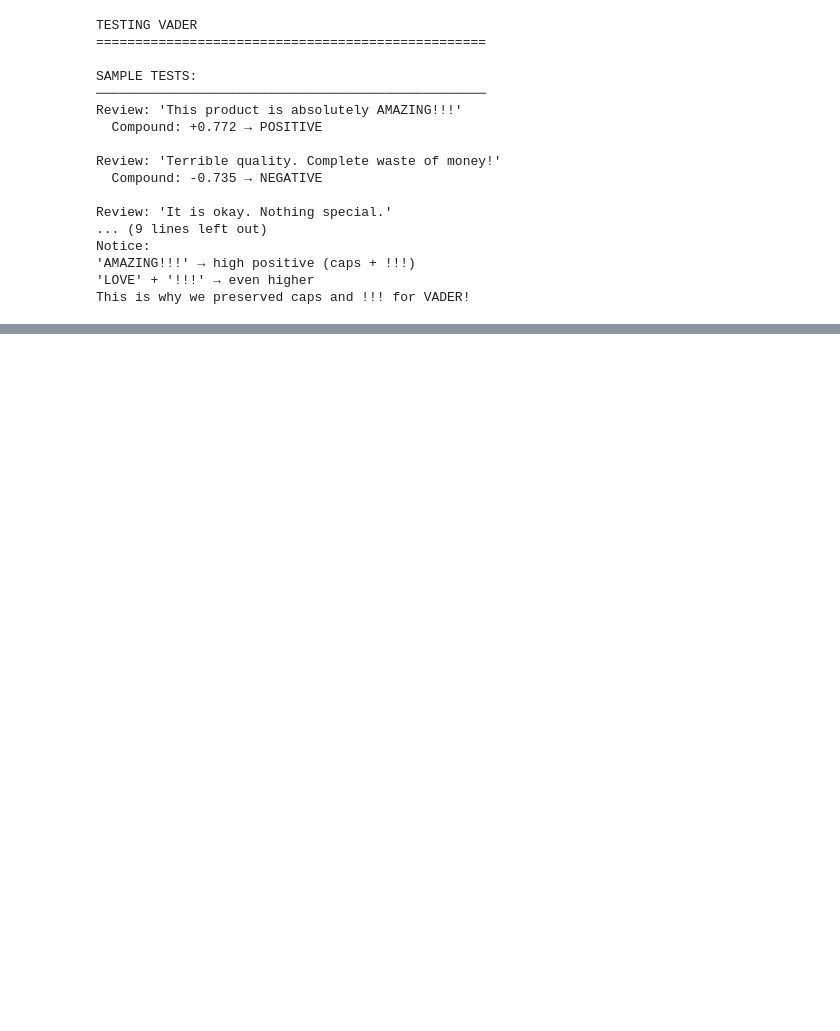
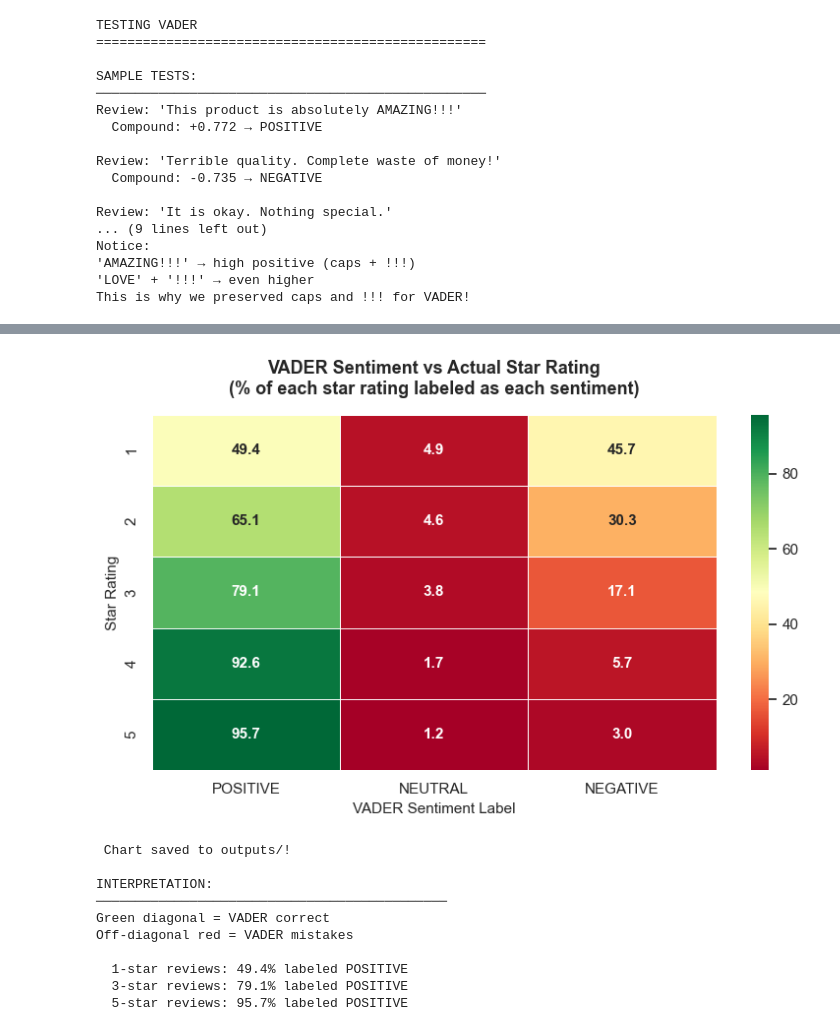
Before and after one commit to Venkatavishnuvardhanthota/product-sentiment-dashboard, a Jupyter notebook: notebooks/01_sentiment_analysis.ipynb, the cells around one changed output, grey strips where cells are left out. Cells and saved outputs as stored; diff of their text form; code cells hidden in the pictures; blank space fills up the shorter version.

Commit message:
Added confusion matrix with save - Section 3 cells 16-17 complete

```diff
--- a/notebooks/01_sentiment_analysis.ipynb
+++ b/notebooks/01_sentiment_analysis.ipynb
@@ -33,7 +33,7 @@ All libraries imported successfully!
 # %%
 print("Loading dataset...")
 
-df_raw = pd.read_csv('../data/raw/reviews.csv', nrows = 100000)
+df_raw = pd.read_csv('../data/raw/reviews.csv')
 
 print(f"Dataset loaded successfully!")
 print(f"Rows loaded : {df_raw.shape[0]:,}")
@@ -759,6 +759,12 @@ columns_to_drop = [
     'tb_polarity',
     'tb_label',
     'compound_bin',
+    'Id',
+    'UserId',
+    'ProfileName',
+    'HelpfulnessNumerator',
+    'HelpfulnessDenominator',
+    'Time',
 ]
 
 df_raw = df_raw.drop(
@@ -818,0 +897,61 @@ print(f"   File size: "
+# %%
+# Cell 15 — Question 2: Does Sentiment Match Stars?
+
+print("QUESTION 2: DOES SENTIMENT MATCH STAR RATINGS?")
+print("=" * 55)
+
+cross_tab = pd.crosstab(
+    df_raw['Score'],
+    df_raw['sentiment'],
+    normalize='index'
+)
+cross_tab = cross_tab[['POSITIVE', 'NEUTRAL', 'NEGATIVE']]
+
+print("\nCROSS TABULATION (row % of each star rating):")
+print(cross_tab.round(3))
+
+fig, ax = plt.subplots(figsize=(8, 5))
+
+sns.heatmap(
+    cross_tab * 100,        # convert proportions to percentages
+    annot=True,
+    fmt='.1f',
+    cmap='RdYlGn',
+    ax=ax,
+    linewidths=0.5,
+    linecolor='white',
+    annot_kws={'size': 11, 'weight': 'bold'}
+)
+
+ax.set_title(
+    'VADER Sentiment vs Actual Star Rating\n'
+    '(% of each star rating labeled as each sentiment)',
+    fontsize=13,
+    fontweight='bold',
+    pad=15
+)
+
+ax.set_xlabel('VADER Sentiment Label', fontsize=11)
+ax.set_ylabel('Star Rating', fontsize=11)
+
+plt.tight_layout()
+plt.savefig(
+    '../outputs/01_sentiment_vs_stars_heatmap.png',
+    dpi=150,
+    bbox_inches='tight'
+)
+plt.show()
+print(" Chart saved to outputs/!")
+print("\nINTERPRETATION:")
+print("─" * 45)
+print("Green diagonal = VADER correct")
+print("Off-diagonal red = VADER mistakes")
+print()
+
+for star in [1, 3, 5]:
+    row = cross_tab.loc[star]
+    dominant = row.idxmax()
+    pct = row.max() * 100
+    print(f"  {star}-star reviews: "
+          f"{pct:.1f}% labeled {dominant}")
+# %% [output]
@@ -818,0 +969,11 @@ print(f"   File size: "
+[figure, added]
+ Chart saved to outputs/!
+
+INTERPRETATION:
+─────────────────────────────────────────────
+Green diagonal = VADER correct
+Off-diagonal red = VADER mistakes
+
+  1-star reviews: 49.4% labeled POSITIVE
+  3-star reviews: 79.1% labeled POSITIVE
+  5-star reviews: 95.7% labeled POSITIVE
```
Also changed, not shown: parts of 15 cells of this notebook, 4 other files.
